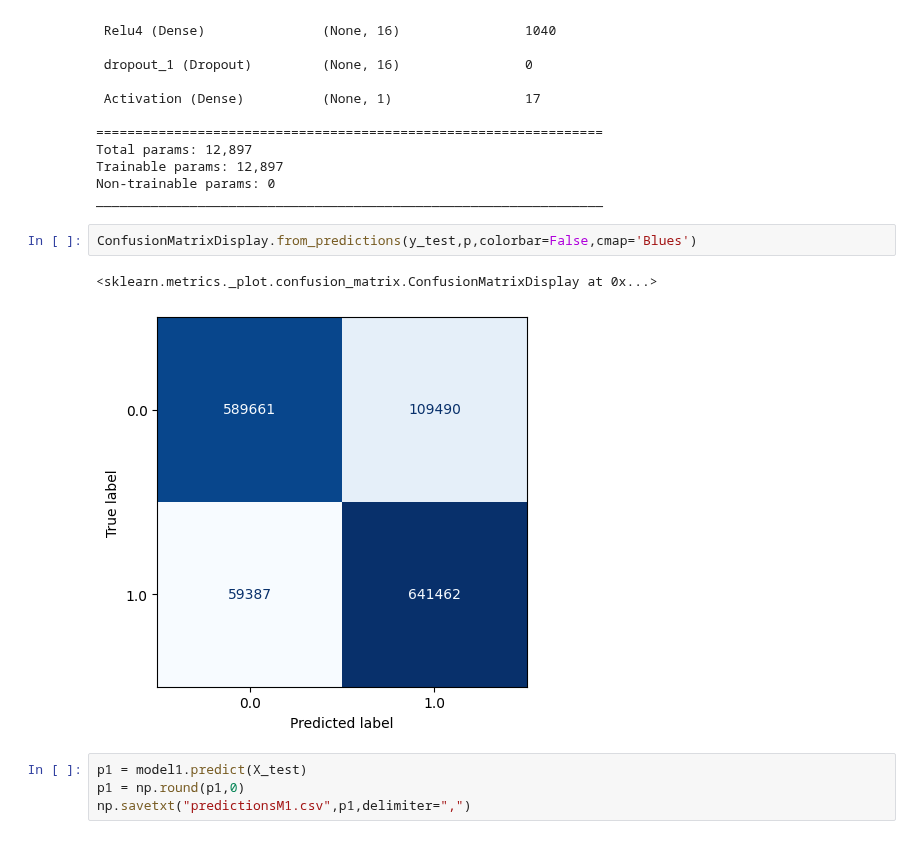
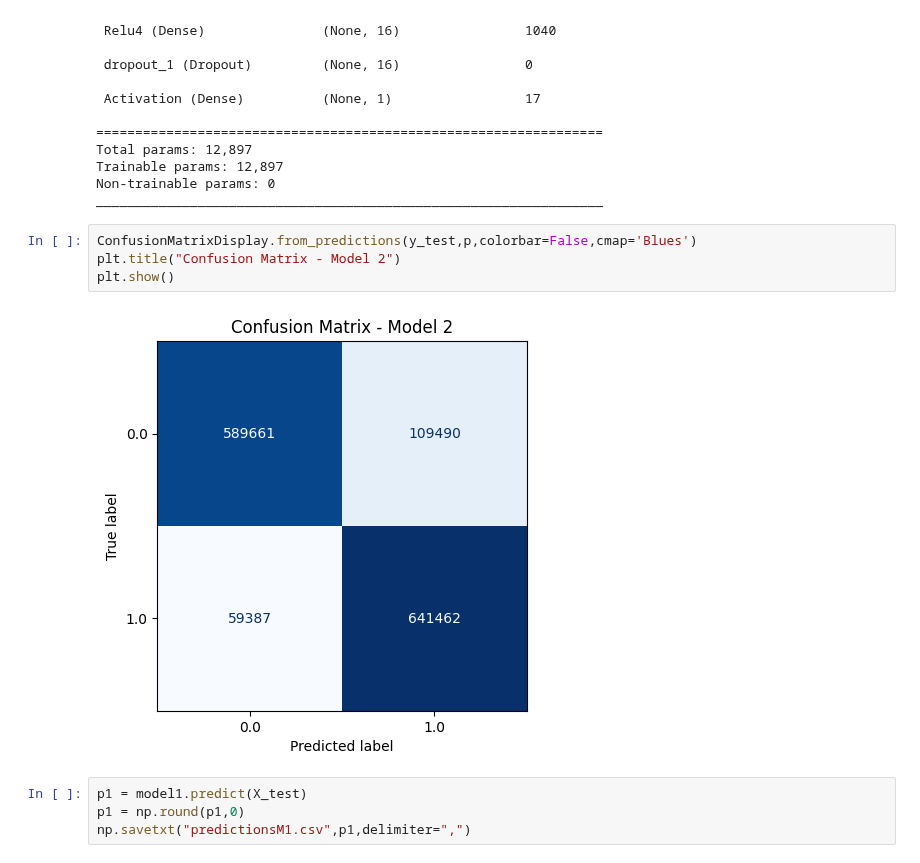
Before and after one commit to boneeyah/QTW, a Jupyter notebook: Case_Study_6.ipynb, the cells around one changed output. Drawn from its saved outputs; the diff is of its cells as text.

```diff
--- a/Case_Study_6.ipynb
+++ b/Case_Study_6.ipynb
@@ -302,9 +302,10 @@ Non-trainable params: 0
 _________________________________________________________________
 # %%
 ConfusionMatrixDisplay.from_predictions(y_test,p,colorbar=False,cmap='Blues')
+plt.title("Confusion Matrix - Model 2")
+plt.show()
 # %% [output]
-<sklearn.metrics._plot.confusion_matrix.ConfusionMatrixDisplay at 0x...>
-[figure, old version]
+[figure, new version]
 # %%
 p1 = model1.predict(X_test)
 p1 = np.round(p1,0)
```
Also changed, not shown: parts of 3 cells of this notebook.
